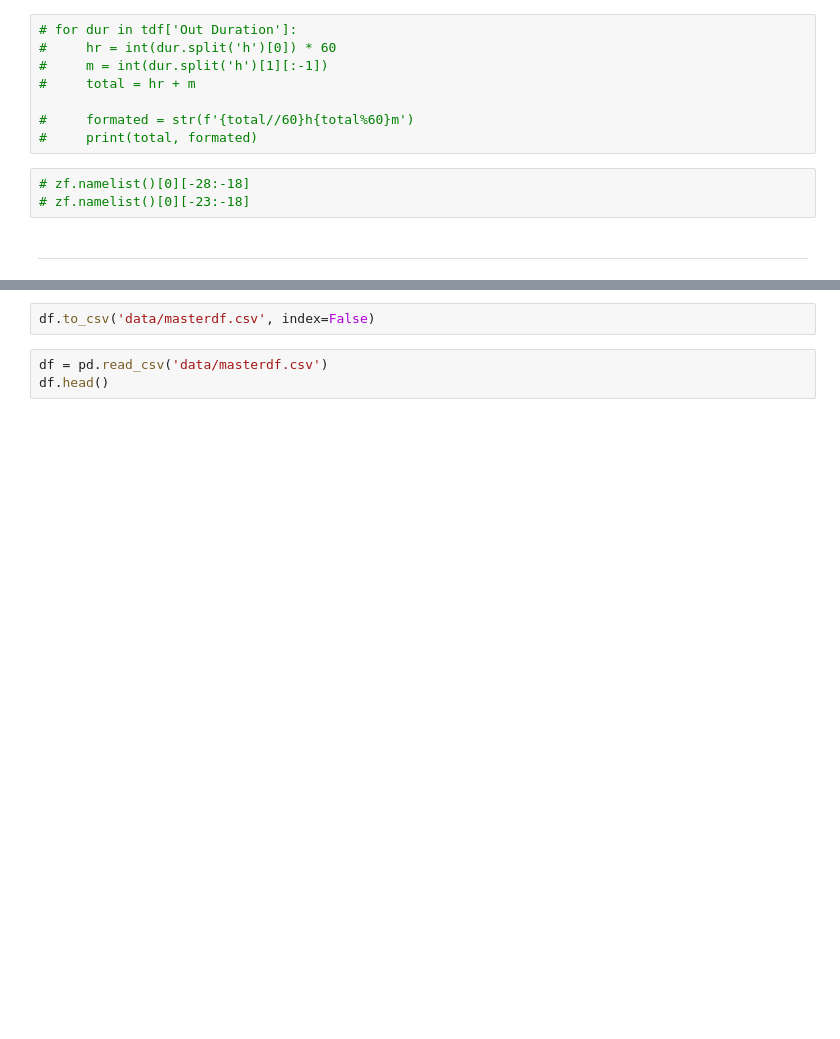
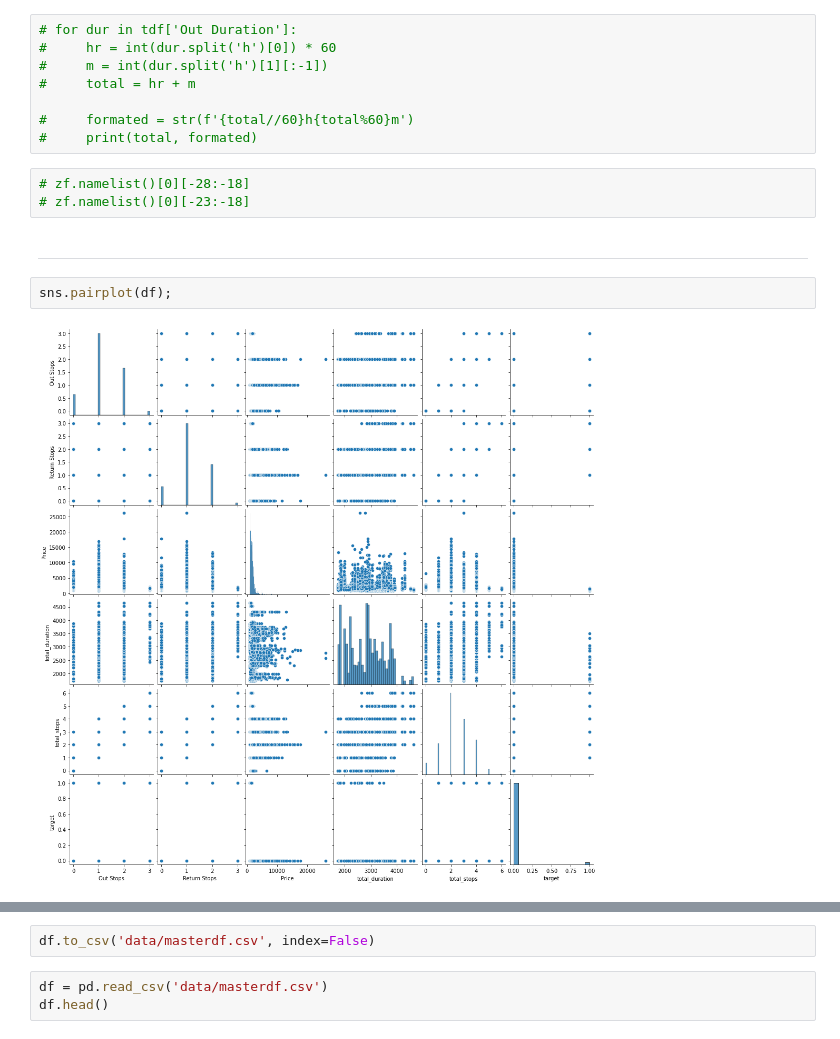
Before and after one commit to cjunhyuk/Kayak_Price_Analysis, a Jupyter notebook: EDA and Data Cleaning.ipynb, the cells around one changed output, grey strips where cells are left out. Drawn from its saved outputs; the diff is of its cells as text; blank space fills up the shorter version.

```diff
--- a/EDA and Data Cleaning.ipynb
+++ b/EDA and Data Cleaning.ipynb
@@ -203,3 +234,7 @@ Count of Unique values in Column target is: 2
 # zf.namelist()[0][-23:-18]
 # %% [markdown]
 ---
+# %%
+sns.pairplot(df);
+# %% [output]
+[figure, added]
```
Also changed, not shown: parts of 17 cells of this notebook.
